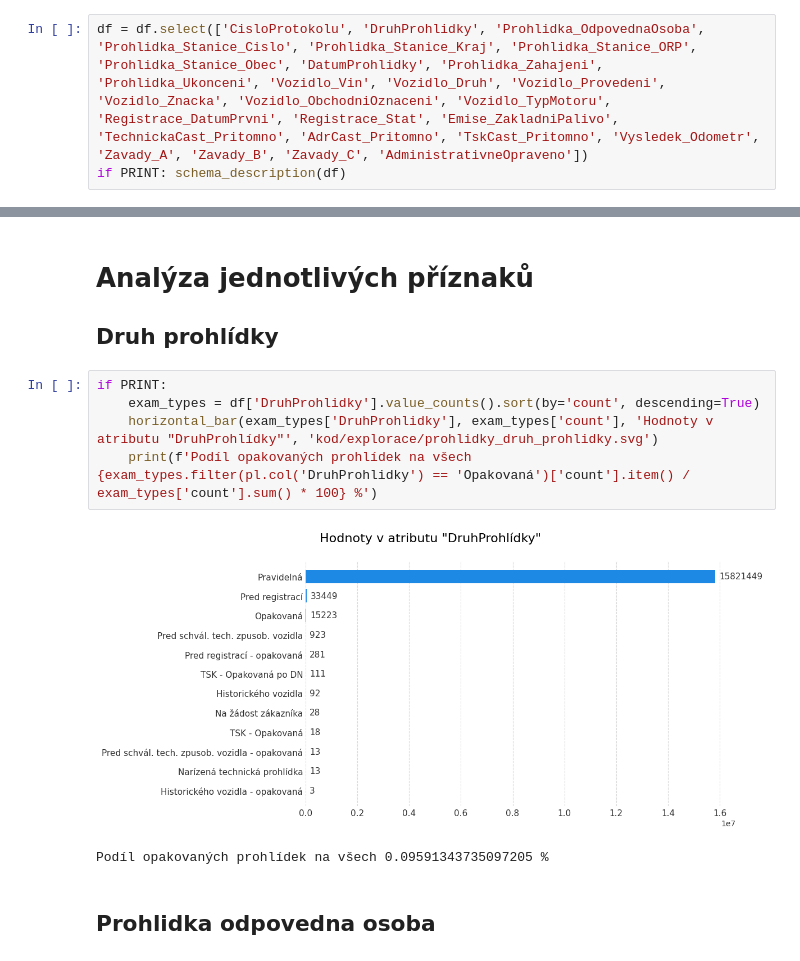
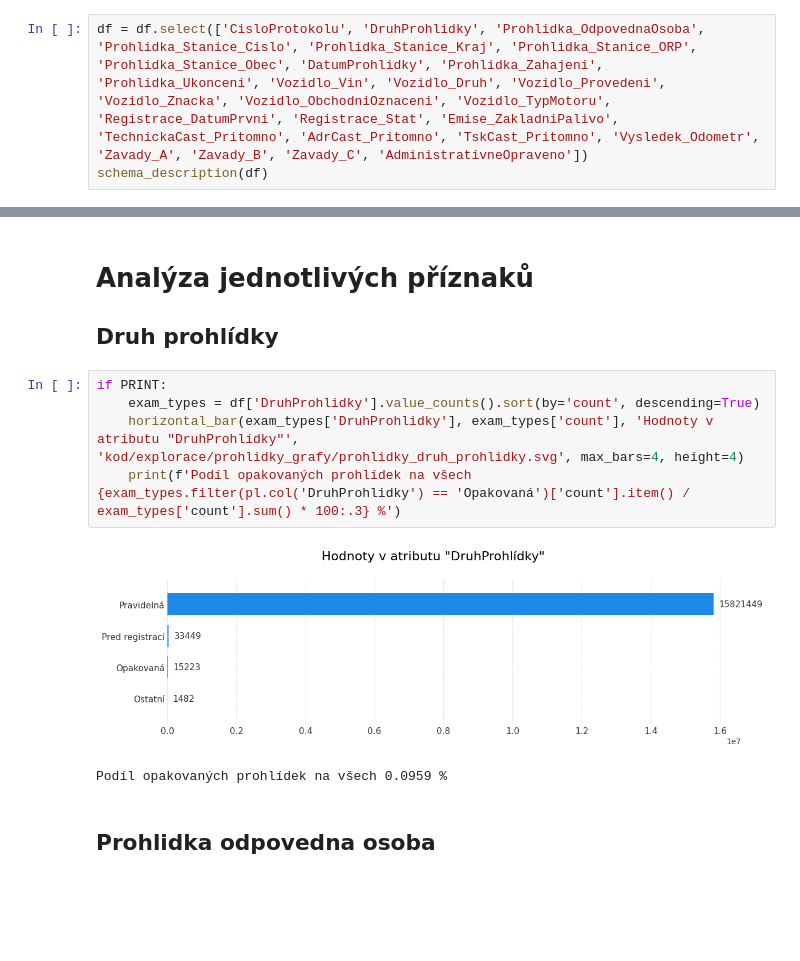
Before and after one commit to opendatalabcz/emissions-data-analysis-cz, a Jupyter notebook: kod/explorace/prohlidky_exploration.ipynb, the cells around one changed output, grey strips where cells are left out. Cells and saved outputs as stored; diff of their text form; blank space fills up the shorter version.

```diff
--- a/kod/explorace/prohlidky_exploration.ipynb
+++ b/kod/explorace/prohlidky_exploration.ipynb
@@ -514,4 +483,4 @@ df = (
 ## Dataset po zanesení administrativních kontrol
 # %%
 df = df.select(['CisloProtokolu', 'DruhProhlidky', 'Prohlidka_OdpovednaOsoba', 'Prohlidka_Stanice_Cislo', 'Prohlidka_Stanice_Kraj', 'Prohlidka_Stanice_ORP', 'Prohlidka_Stanice_Obec', 'DatumProhlidky', 'Prohlidka_Zahajeni', 'Prohlidka_Ukonceni', 'Vozidlo_Vin', 'Vozidlo_Druh', 'Vozidlo_Provedeni', 'Vozidlo_Znacka', 'Vozidlo_ObchodniOznaceni', 'Vozidlo_TypMotoru', 'Registrace_DatumPrvni', 'Registrace_Stat', 'Emise_ZakladniPalivo', 'TechnickaCast_Pritomno', 'AdrCast_Pritomno', 'TskCast_Pritomno', 'Vysledek_Odometr', 'Zavady_A', 'Zavady_B', 'Zavady_C', 'AdministrativneOpraveno'])
-if PRINT: schema_description(df)
+schema_description(df)
@@ -569,11 +518,11 @@ horizontal_bar(
 # %%
 if PRINT:
     exam_types = df['DruhProhlidky'].value_counts().sort(by='count', descending=True)
-    horizontal_bar(exam_types['DruhProhlidky'], exam_types['count'], 'Hodnoty v atributu "DruhProhlídky"', 'kod/explorace/prohlidky_druh_prohlidky.svg')
-    print(f'Podíl opakovaných prohlídek na všech {exam_types.filter(pl.col('DruhProhlidky') == 'Opakovaná')['count'].item() / exam_types['count'].sum() * 100} %')
+    horizontal_bar(exam_types['DruhProhlidky'], exam_types['count'], 'Hodnoty v atributu "DruhProhlídky"', 'kod/explorace/prohlidky_grafy/prohlidky_druh_prohlidky.svg', max_bars=4, height=4)
+    print(f'Podíl opakovaných prohlídek na všech {exam_types.filter(pl.col('DruhProhlidky') == 'Opakovaná')['count'].item() / exam_types['count'].sum() * 100:.3} %')
 # %% [output]
-[figure, old version]
+[figure, new version]
-Podíl opakovaných prohlídek na všech 0.09591343735097205 %
+Podíl opakovaných prohlídek na všech 0.0959 %
 # %% [markdown]
 ## Prohlidka odpovedna osoba
 # %%
```
Also changed, not shown: parts of 45 cells of this notebook, 35 other files.
